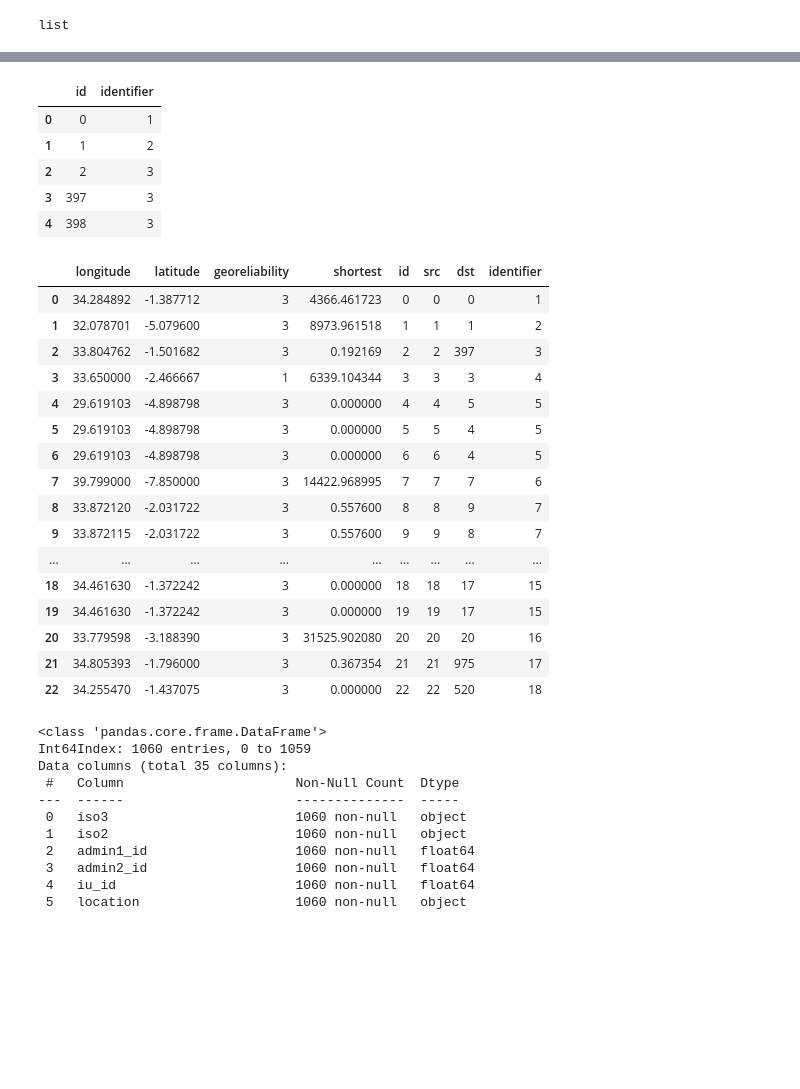
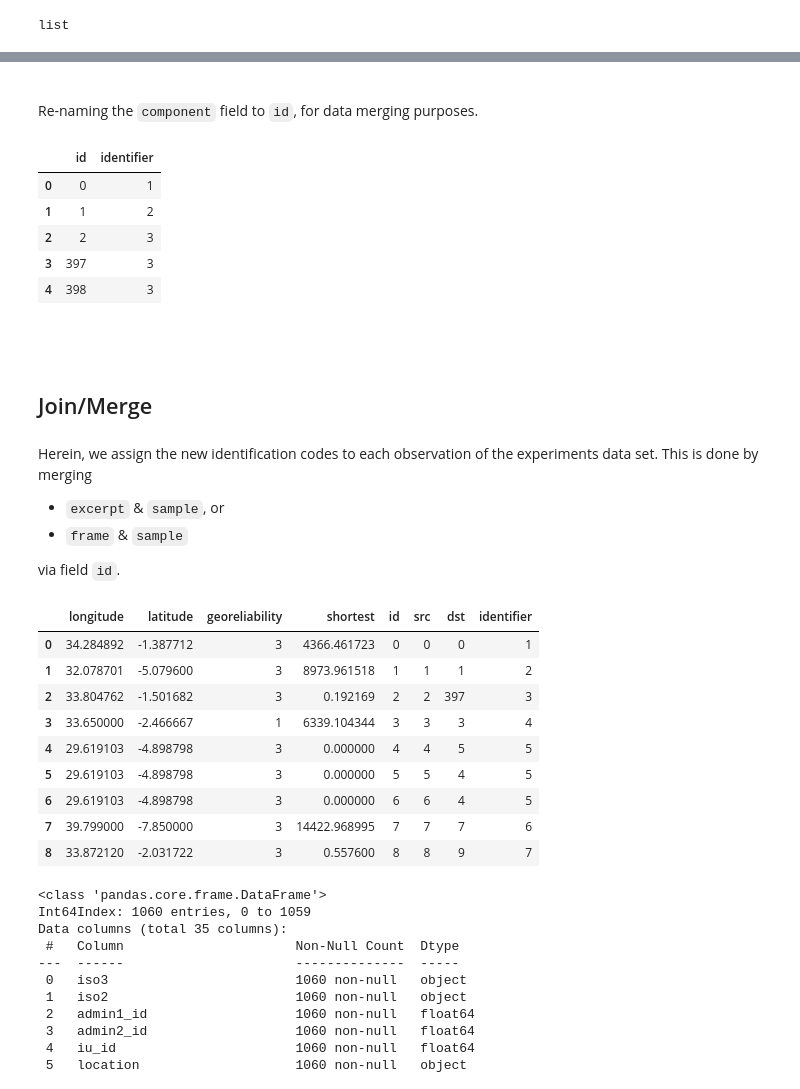
Before and after one commit to helminthiases/networks, a Jupyter notebook: notebooks/graphs.ipynb, the cells around one changed output, grey strips where cells are left out. Drawn from its saved outputs; the diff is of its cells as text; code cells hidden in the pictures; blank space fills up the shorter version.

```diff
--- a/notebooks/graphs.ipynb
+++ b/notebooks/graphs.ipynb
@@ -232,34 +236,42 @@ sample.head()
+# %% [markdown]
+<br>
+
+Re-naming the `component` field to `id`, for data merging purposes.
 # %%
 sample.rename(columns={'component': 'id'}, inplace=True)
+sample.head()
+# %% [output]
+|  | id | identifier |
+| 0 | 0 | 1 |
+| 1 | 1 | 2 |
+| 2 | 2 | 3 |
+| 3 | 397 | 3 |
+| 4 | 398 | 3 |
-# %%
-sample.head()
-# %% [output]
-|  | id | identifier |
-| 0 | 0 | 1 |
-| 1 | 1 | 2 |
-| 2 | 2 | 3 |
-| 3 | 397 | 3 |
-| 4 | 398 | 3 |
+# %% [markdown]
+<br>
+<br>
+
+## Join/Merge
+# %% [markdown]
+Herein, we assign the new identification codes to each observation of the experiments data set.  This is done by merging
+
+* `excerpt` & `sample`, or
+* `frame` & `sample`
+
+via field `id`.
 # %%
-excerpt.merge(sample, on='id', how='left').head(23)
+excerpt.merge(sample, on='id', how='left').head(9)
 # %% [output]
 |  | longitude | latitude | georeliability | shortest | id | src | dst | identifier |
 | 0 | 34.284892 | -1.387712 | 3 | 4366.461723 | 0 | 0 | 0 | 1 |
 | 1 | 32.078701 | -5.079600 | 3 | 8973.961518 | 1 | 1 | 1 | 2 |
 | 2 | 33.804762 | -1.501682 | 3 | 0.192169 | 2 | 2 | 397 | 3 |
 | 3 | 33.650000 | -2.466667 | 1 | 6339.104344 | 3 | 3 | 3 | 4 |
 | 4 | 29.619103 | -4.898798 | 3 | 0.000000 | 4 | 4 | 5 | 5 |
 | 5 | 29.619103 | -4.898798 | 3 | 0.000000 | 5 | 5 | 4 | 5 |
 | 6 | 29.619103 | -4.898798 | 3 | 0.000000 | 6 | 6 | 4 | 5 |
 | 7 | 39.799000 | -7.850000 | 3 | 14422.968995 | 7 | 7 | 7 | 6 |
 | 8 | 33.872120 | -2.031722 | 3 | 0.557600 | 8 | 8 | 9 | 7 |
-| 9 | 33.872115 | -2.031722 | 3 | 0.557600 | 9 | 9 | 8 | 7 |
-| ... | ... | ... | ... | ... | ... | ... | ... | ... |
-| 18 | 34.461630 | -1.372242 | 3 | 0.000000 | 18 | 18 | 17 | 15 |
-| 19 | 34.461630 | -1.372242 | 3 | 0.000000 | 19 | 19 | 17 | 15 |
-| 20 | 33.779598 | -3.188390 | 3 | 31525.902080 | 20 | 20 | 20 | 16 |
-| 21 | 34.805393 | -1.796000 | 3 | 0.367354 | 21 | 21 | 975 | 17 |
-| 22 | 34.255470 | -1.437075 | 3 | 0.000000 | 22 | 22 | 520 | 18 |
 # %%
 focus = frame.merge(sample, on='id', how='left')
 # %%
```
Also changed, not shown: parts of 14 cells of this notebook.
